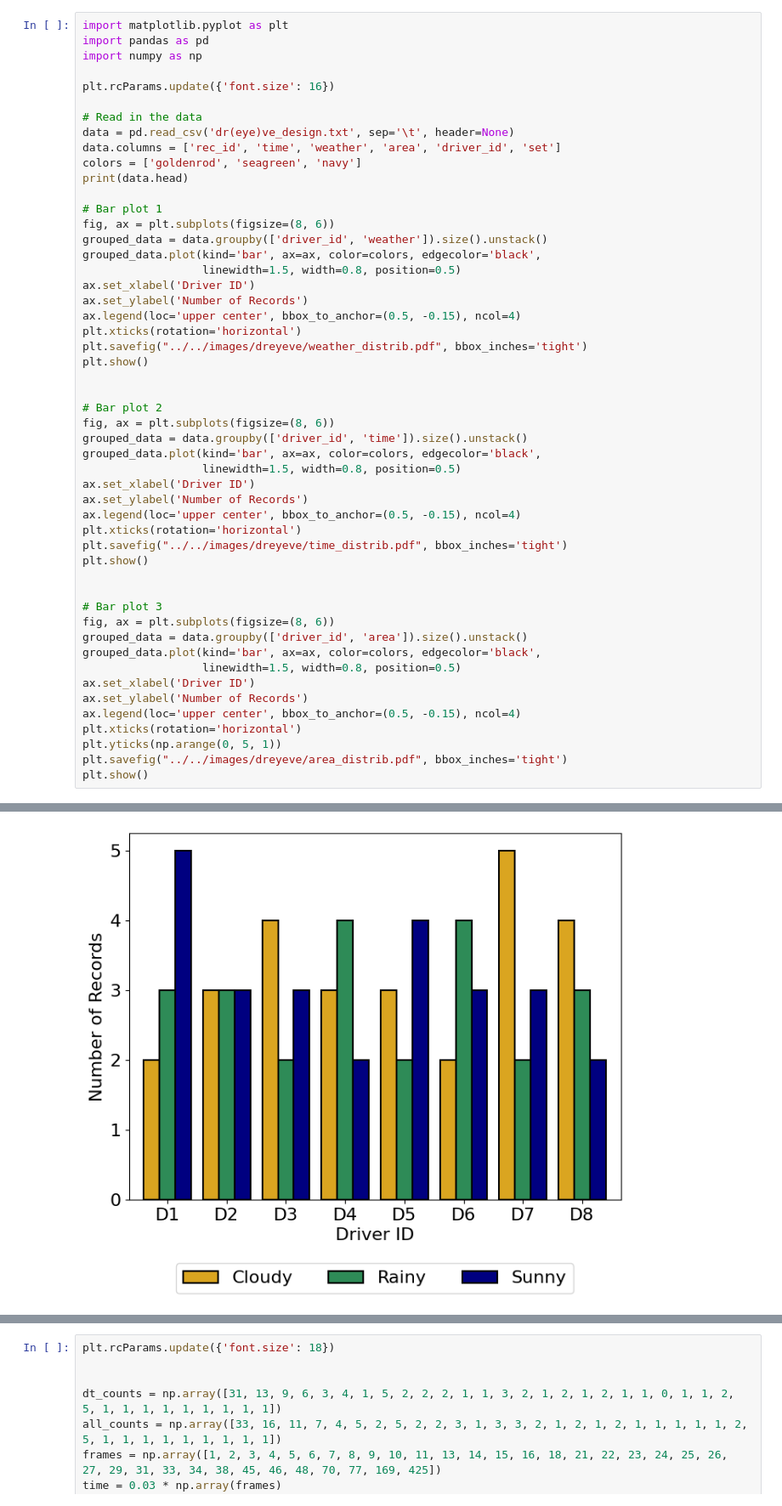
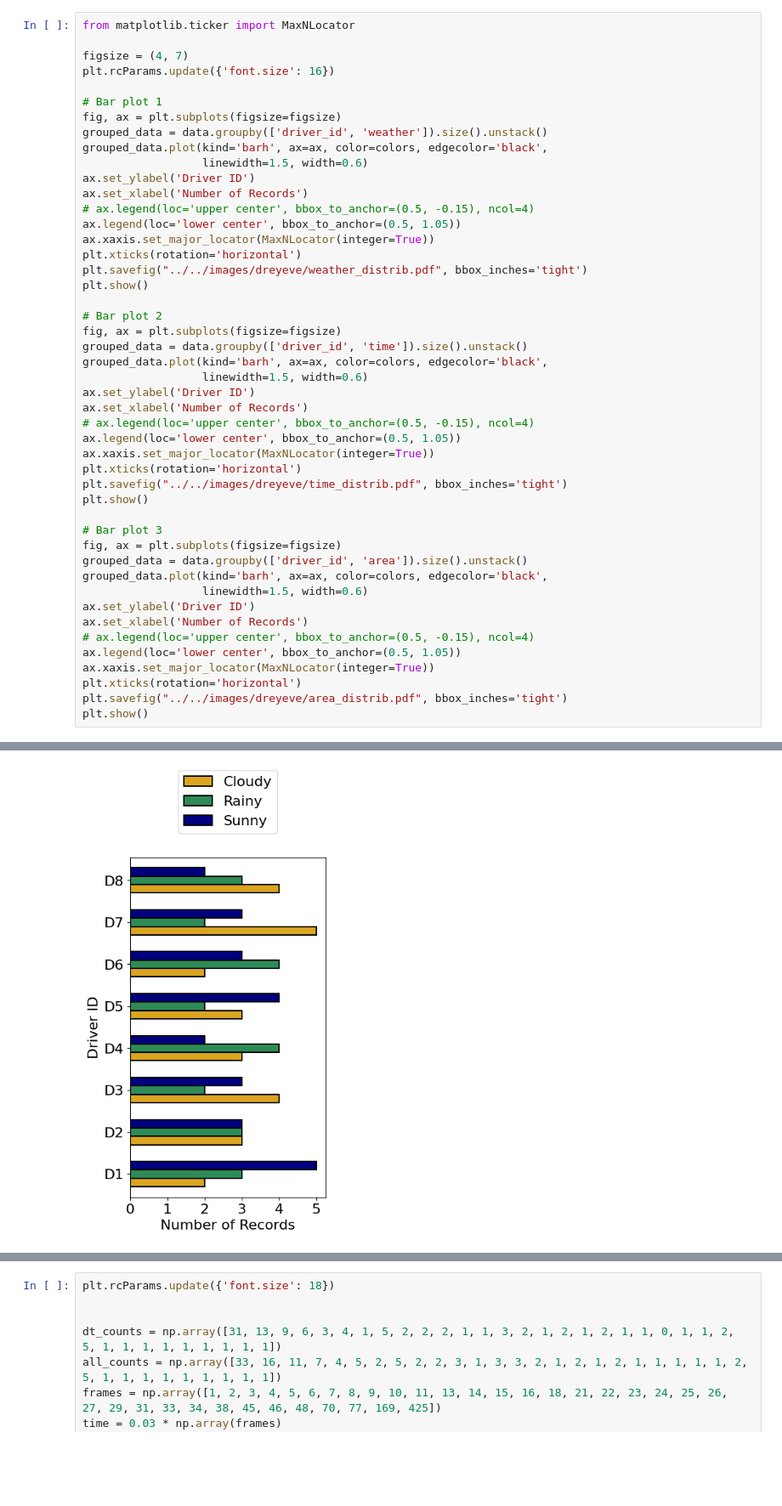
Before and after one commit to alberto-trabacchin/vision-adas-thesis, a Jupyter notebook: code/dreyeve/data_distrib.ipynb, the cells around one changed output, grey strips where cells are left out. Shown: that part at 85% size. Cells and saved outputs as stored; diff of their text form; blank space fills up the shorter version.

Commit message:
Updated dreyeve distribution plots.

```diff
--- a/code/dreyeve/data_distrib.ipynb
+++ b/code/dreyeve/data_distrib.ipynb
@@ -1,52 +1,48 @@
 # %%
-import matplotlib.pyplot as plt
-import pandas as pd
-import numpy as np
+from matplotlib.ticker import MaxNLocator
 
+figsize = (4, 7)
 plt.rcParams.update({'font.size': 16})
 
-# Read in the data
-data = pd.read_csv('dr(eye)ve_design.txt', sep='\t', header=None)
-data.columns = ['rec_id', 'time', 'weather', 'area', 'driver_id', 'set']
-colors = ['goldenrod', 'seagreen', 'navy']
-print(data.head)
-
 # Bar plot 1
-fig, ax = plt.subplots(figsize=(8, 6))
+fig, ax = plt.subplots(figsize=figsize)
 grouped_data = data.groupby(['driver_id', 'weather']).size().unstack()
-grouped_data.plot(kind='bar', ax=ax, color=colors, edgecolor='black',
-                  linewidth=1.5, width=0.8, position=0.5)
-ax.set_xlabel('Driver ID')
-ax.set_ylabel('Number of Records')
-ax.legend(loc='upper center', bbox_to_anchor=(0.5, -0.15), ncol=4)
+grouped_data.plot(kind='barh', ax=ax, color=colors, edgecolor='black',
+                  linewidth=1.5, width=0.6)
+ax.set_ylabel('Driver ID')
+ax.set_xlabel('Number of Records')
+# ax.legend(loc='upper center', bbox_to_anchor=(0.5, -0.15), ncol=4)
+ax.legend(loc='lower center', bbox_to_anchor=(0.5, 1.05))
+ax.xaxis.set_major_locator(MaxNLocator(integer=True))
 plt.xticks(rotation='horizontal')
 plt.savefig("../../images/dreyeve/weather_distrib.pdf", bbox_inches='tight')
 plt.show()
 
-
 # Bar plot 2
-fig, ax = plt.subplots(figsize=(8, 6))
+fig, ax = plt.subplots(figsize=figsize)
 grouped_data = data.groupby(['driver_id', 'time']).size().unstack()
-grouped_data.plot(kind='bar', ax=ax, color=colors, edgecolor='black',
-                  linewidth=1.5, width=0.8, position=0.5)
-ax.set_xlabel('Driver ID')
-ax.set_ylabel('Number of Records')
-ax.legend(loc='upper center', bbox_to_anchor=(0.5, -0.15), ncol=4)
+grouped_data.plot(kind='barh', ax=ax, color=colors, edgecolor='black',
+                  linewidth=1.5, width=0.6)
+ax.set_ylabel('Driver ID')
+ax.set_xlabel('Number of Records')
+# ax.legend(loc='upper center', bbox_to_anchor=(0.5, -0.15), ncol=4)
+ax.legend(loc='lower center', bbox_to_anchor=(0.5, 1.05))
+ax.xaxis.set_major_locator(MaxNLocator(integer=True))
 plt.xticks(rotation='horizontal')
 plt.savefig("../../images/dreyeve/time_distrib.pdf", bbox_inches='tight')
 plt.show()
 
-
 # Bar plot 3
-fig, ax = plt.subplots(figsize=(8, 6))
+fig, ax = plt.subplots(figsize=figsize)
 grouped_data = data.groupby(['driver_id', 'area']).size().unstack()
-grouped_data.plot(kind='bar', ax=ax, color=colors, edgecolor='black',
-                  linewidth=1.5, width=0.8, position=0.5)
-ax.set_xlabel('Driver ID')
-ax.set_ylabel('Number of Records')
-ax.legend(loc='upper center', bbox_to_anchor=(0.5, -0.15), ncol=4)
+grouped_data.plot(kind='barh', ax=ax, color=colors, edgecolor='black',
+                  linewidth=1.5, width=0.6)
+ax.set_ylabel('Driver ID')
+ax.set_xlabel('Number of Records')
+# ax.legend(loc='upper center', bbox_to_anchor=(0.5, -0.15), ncol=4)
+ax.legend(loc='lower center', bbox_to_anchor=(0.5, 1.05))
+ax.xaxis.set_major_locator(MaxNLocator(integer=True))
 plt.xticks(rotation='horizontal')
-plt.yticks(np.arange(0, 5, 1))
 plt.savefig("../../images/dreyeve/area_distrib.pdf", bbox_inches='tight')
 plt.show()
 # %% [output]
@@ -67 +49 @@ plt.show()
-[figure, old version]
+[figure, new version]
```
Also changed, not shown: parts of 1 cell of this notebook, 4 other files.
